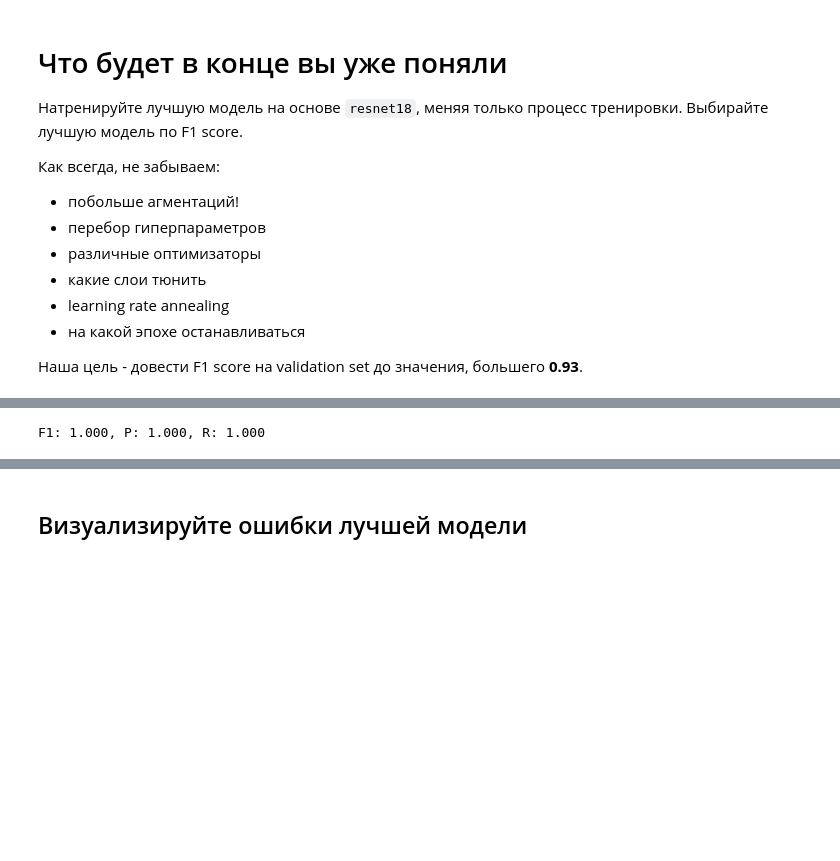
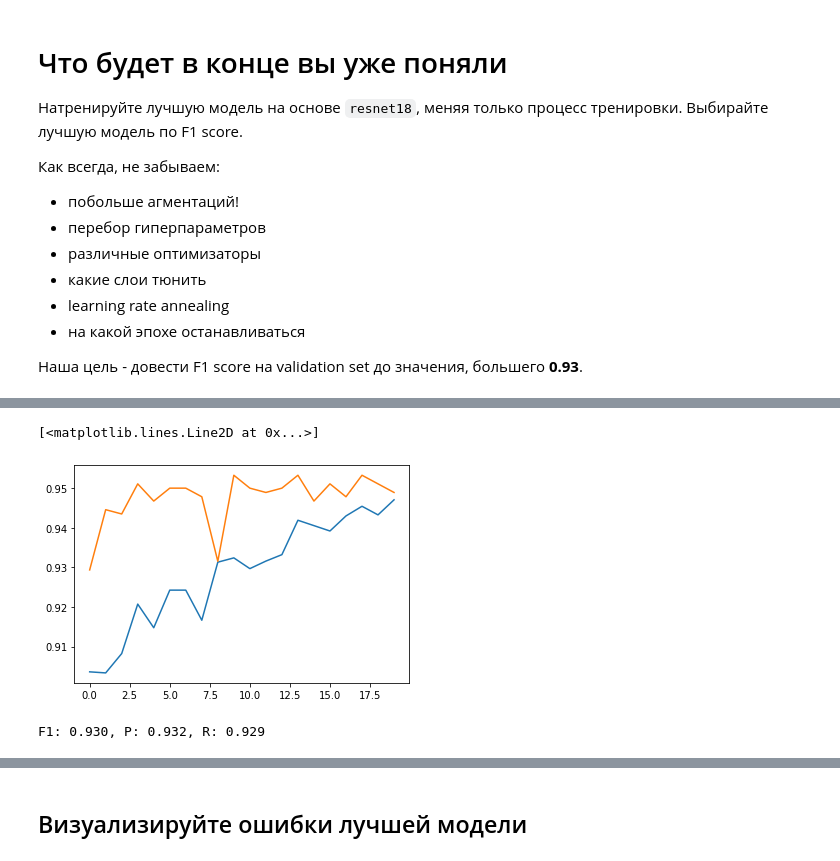
Before and after one commit to savchenkoyana/dlcourse_ai, a Jupyter notebook: assignments/assignment4/HotdogOrNot.ipynb, the cells around one changed output, grey strips where cells are left out. Cells and saved outputs as stored; diff of their text form; code cells hidden in the pictures; blank space fills up the shorter version.

```diff
--- a/assignments/assignment4/HotdogOrNot.ipynb
+++ b/assignments/assignment4/HotdogOrNot.ipynb
@@ -580,0 +597,12 @@ best_model = model
+# %%
+for param in best_model.parameters():
+    param.requires_grad = True
+
+params = list(set(best_model.fc.parameters()))
+base_params = list(set(best_model.parameters()) - set(best_model.fc.parameters()))
+
+optimizer = optim.SGD([{'params': base_params, 'lr': 1e-4},{'params': params, 'lr': 1e-3}],
+                      weight_decay=1e-4, momentum=0.9)
+
+loss_history, train_history_2, val_history_2 = train_model(best_model, train_aug_loader, val_loader,
+                                                           loss, optimizer, 25)
@@ -581,7 +628,13 @@ best_model = model
+# %%
+plt.plot(train_history_2)
+plt.plot(val_history_2)
+# %% [output]
+[<matplotlib.lines.Line2D at 0x...>]
+[figure, added]
 # %%
 # Let's check how it performs on validation set!
 predictions, ground_truth = evaluate_model(best_model, train_dataset, val_indices)
 precision, recall, f1 = binary_classification_metrics(predictions, ground_truth)
-print("F1: %4.3f, P: %4.3f, R: %4.3f" % (precision, recall, f1))
+print("F1: %4.3f, P: %4.3f, R: %4.3f" % (f1, precision, recall))
 # %% [output]
-F1: 1.000, P: 1.000, R: 1.000
+F1: 0.930, P: 0.932, R: 0.929
```
Also changed, not shown: parts of 27 cells of this notebook.
